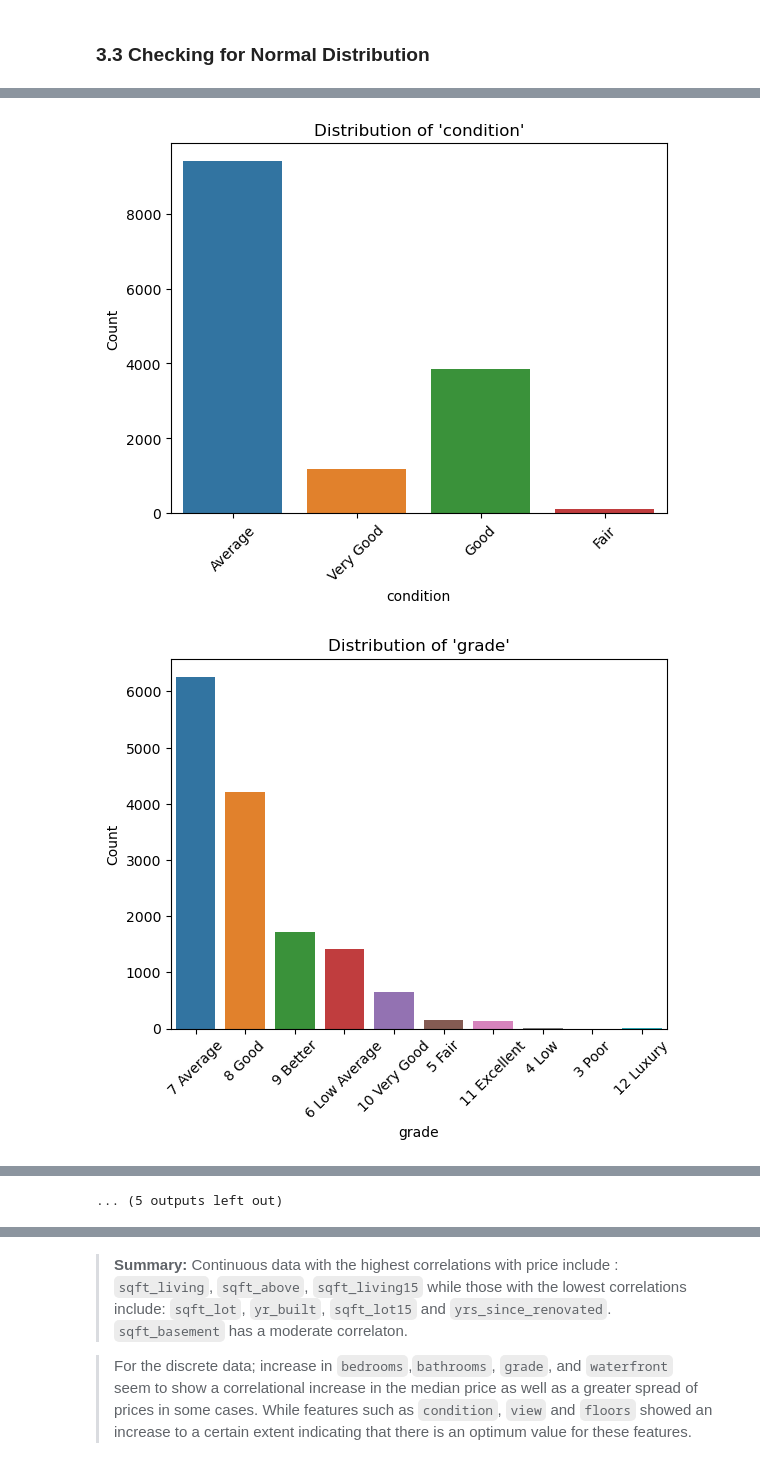
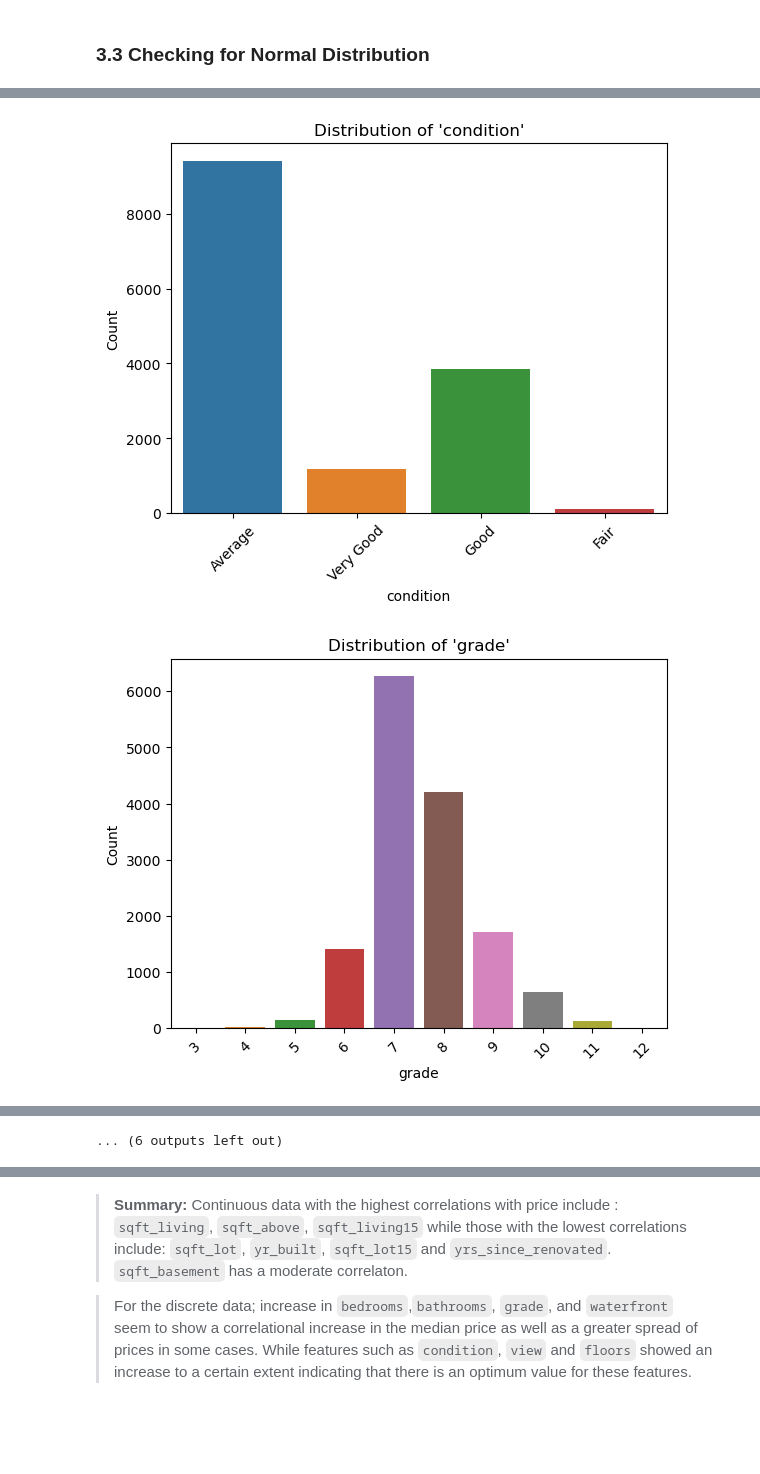
Before and after one commit to Misfit911/King-County-House-Pricing-Model, a Jupyter notebook: student.ipynb, the cells around one changed output, grey strips where cells are left out. Drawn from its saved outputs; the diff is of its cells as text; code cells hidden in the pictures; blank space fills up the shorter version.

Commit message:
Data Analysis complete

```diff
--- a/student.ipynb
+++ b/student.ipynb
@@ -294,0 +289,7 @@ dtype('float64')
+# %%
+# Modify the grade column to have only the grade value.
+data.loc[:, 'grade'] = data['grade'].str.split(' ').str[0]
+
+# Changing the data type of grade from str to int
+data.loc[:, 'grade'] = data['grade'].astype(np.int64)
+data['grade'].unique()
@@ -345,10 +369,13 @@ memory usage: 241.1 KB
+# %%
+data['age_of_house'] = data['date'].dt.year - data['yr_built']
 # %% [markdown]
 ## 3. Handling Outliers
 ### 3.1 Visualizing the data
 > Let's start by creating boxplots to have a feel of the data.
 # %%
 # Selecting numeric columns
-numeric_columns = ['price', 'bedrooms', 'bathrooms', 'sqft_living', 'sqft_lot', 'floors', 'yr_built', 'sqft_above', 'sqft_living15', 'sqft_lot15', 'yrs_since_renovated']
+numeric_columns = ['price', 'bedrooms', 'bathrooms', 'sqft_living', 'sqft_lot', 'floors',
+                   'yr_built', 'sqft_above', 'sqft_living15', 'sqft_lot15', 'yrs_since_renovated']
 
 # Create box plots for all numeric columns
 plt.figure(figsize=(15, 10))
@@ -395,7 +424,7 @@ def filter_outliers(data, num_std=3,exclude_columns = []):
     return filtered_data
 
 
-columns_to_exclude = ['id', 'zipcode', 'view_rating', 'yr_built', 'yr_renovated','price']
+columns_to_exclude = ['view_rating', 'yr_built', 'yr_renovated','price', 'grade', 'waterfront_bool', 'lat', 'long']
 clean_data = filter_outliers(data,num_std=3,exclude_columns =columns_to_exclude)
 print('Original data:', len(data))
 print('Filtered data:', len(clean_data))
@@ -423,36 +452,36 @@ Filtered data: 14554
 # Check for normal distribution
 def check_normal_distribution(data,exclude_columns=[]):
 
     for col in clean_data.columns:
         if clean_data[col].dtype == 'object' or clean_data[col].nunique() < 20:
             # If the column is categorical or has less than 20 unique values, use countplot
             sns.countplot(data=clean_data, x=col)
             plt.title(f"Distribution of '{col}'")
             plt.xlabel(col)
             plt.ylabel('Count')
             plt.xticks(rotation=45)
             plt.show()
         elif pd.api.types.is_numeric_dtype(clean_data[col]) and col not in exclude_columns:
             sns.histplot(clean_data[col], kde=True, stat="density")
             plt.title(f"Distribution of '{col}'")
             plt.xlabel(col)
             plt.ylabel('Density')
             plt.show()
 
 
-exclude = ['price','yr_renovated', 'view_rating', 'condition_rating']
+exclude = ['price','yr_renovated', 'view_rating', 'condition_rating', 'long','lat', 'waterfront_bool']
 check_normal_distribution(clean_data,exclude_columns=exclude)
 # %% [output]
 [figure]
 [figure]
 [figure]
 [figure]
 [figure]
 [figure]
 [figure]
 [figure]
-[figure, old version]
+[figure, new version]
 [figure]
 [figure]
 [figure]
-... (5 outputs left out)
+... (6 outputs left out)
```
Also changed, not shown: parts of 36 cells of this notebook.
